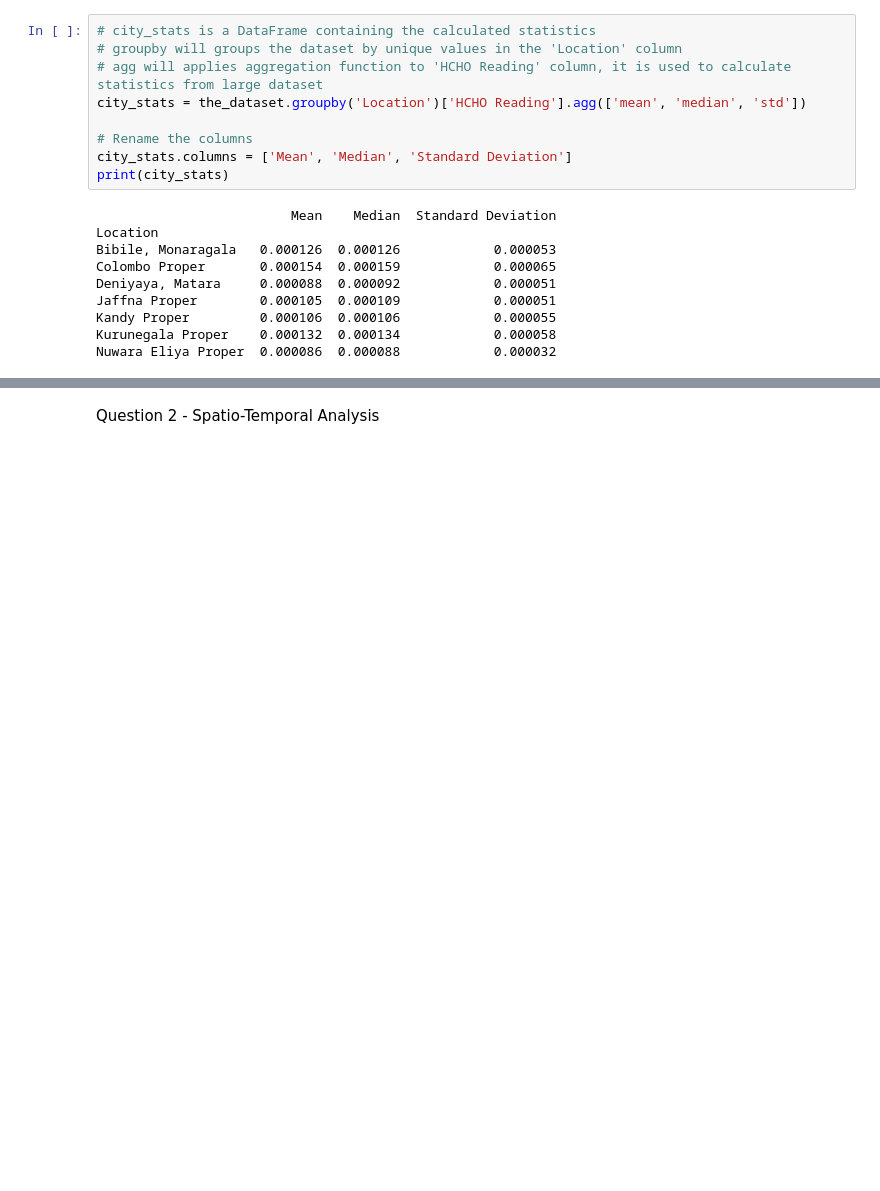
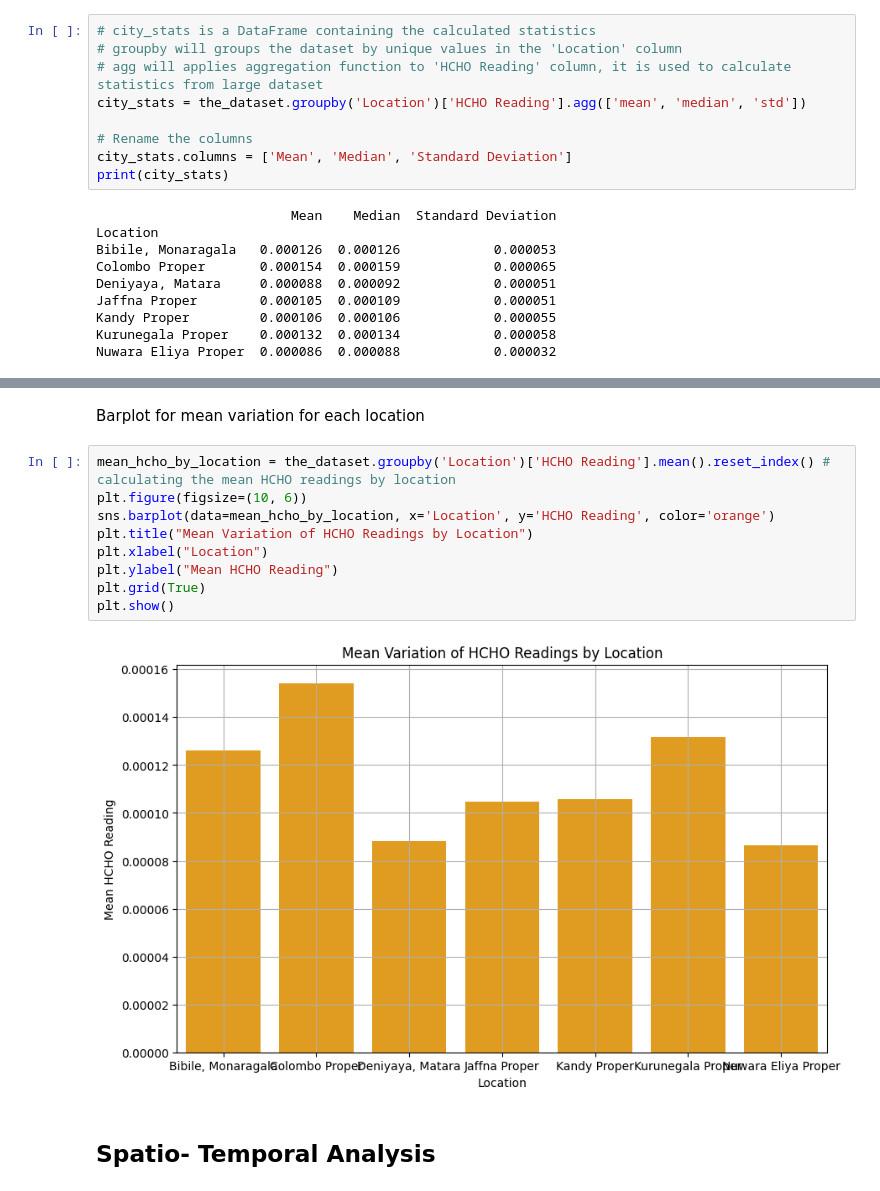
Before and after one commit to DeelakaDias/Analyzing-HCHO-Gas-Level-in-Sri-Lanka, a Jupyter notebook: Data Engineering CW.ipynb, the cells around one changed output, grey strips where cells are left out. Drawn from its saved outputs; the diff is of its cells as text; blank space fills up the shorter version.

```diff
--- a/Data Engineering CW.ipynb
+++ b/Data Engineering CW.ipynb
@@ -1536,2 +1535,15 @@ plt.show()
+# %% [markdown]
+Barplot for mean variation for each location
+# %%
+mean_hcho_by_location = the_dataset.groupby('Location')['HCHO Reading'].mean().reset_index() # calculating the mean HCHO readings by location
+plt.figure(figsize=(10, 6))
+sns.barplot(data=mean_hcho_by_location, x='Location', y='HCHO Reading', color='orange')
+plt.title("Mean Variation of HCHO Readings by Location")
+plt.xlabel("Location")
+plt.ylabel("Mean HCHO Reading")
+plt.grid(True)
+plt.show()
+# %% [output]
+[figure, added]
 # %% [markdown]
-Question 2 - Spatio-Temporal Analysis
+## Spatio- Temporal Analysis
```
Also changed, not shown: parts of 13 cells of this notebook.
